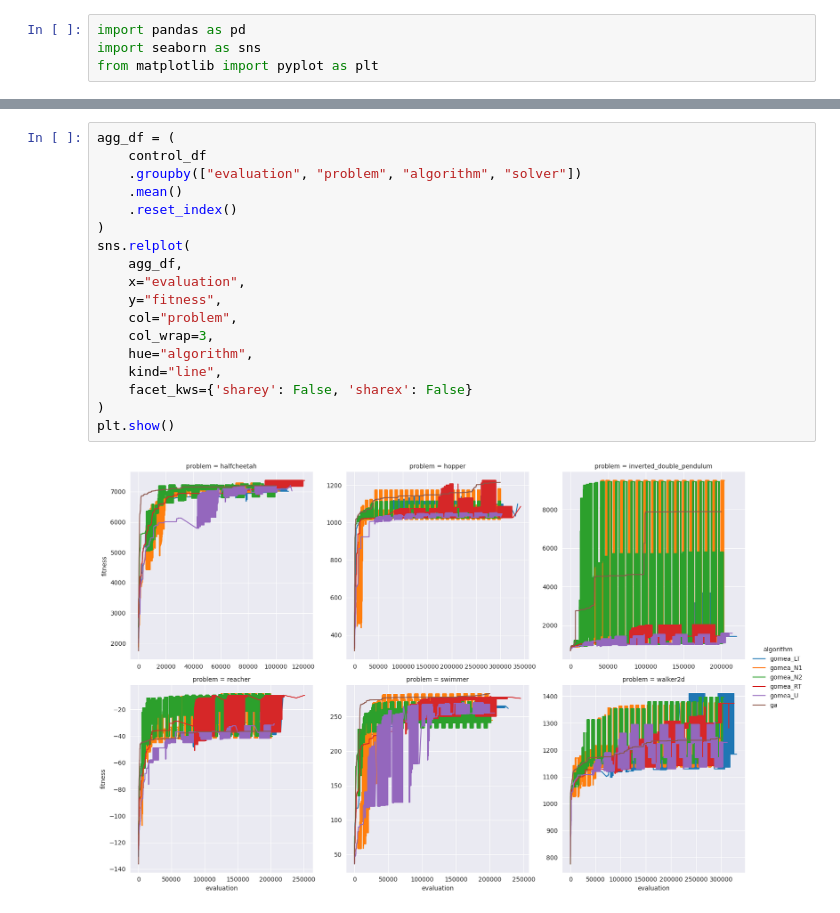
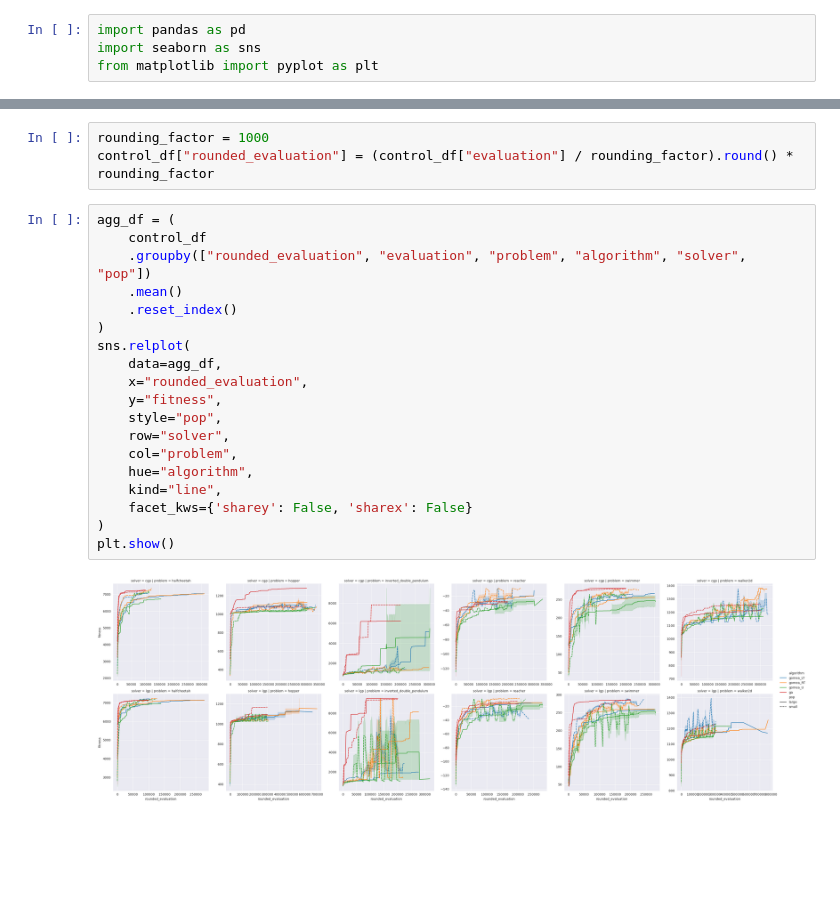
Before and after one commit to giorgia-nadizar/cgpax, a Jupyter notebook: analysis/continuous_control.ipynb, the cells around one changed output, grey strips where cells are left out. Cells and saved outputs as stored; diff of their text form; blank space fills up the shorter version.

```diff
--- a/analysis/continuous_control.ipynb
+++ b/analysis/continuous_control.ipynb
@@ -41,23 +55,27 @@ control_df.head()
+# %%
+rounding_factor = 1000
+control_df["rounded_evaluation"] = (control_df["evaluation"] / rounding_factor).round() * rounding_factor
 # %%
 agg_df = (
     control_df
-    .groupby(["evaluation", "problem", "algorithm", "solver"])
+    .groupby(["rounded_evaluation", "evaluation", "problem", "algorithm", "solver", "pop"])
     .mean()
     .reset_index()
 )
 sns.relplot(
-    agg_df,
-    x="evaluation",
+    data=agg_df,
+    x="rounded_evaluation",
     y="fitness",
+    style="pop",
+    row="solver",
     col="problem",
-    col_wrap=3,
     hue="algorithm",
     kind="line",
     facet_kws={'sharey': False, 'sharex': False}
 )
 plt.show()
 # %% [output]
-[figure, old version]
+[figure, new version]
 # %%
 sns.relplot(
     agg_df,
```
Also changed, not shown: parts of 5 cells of this notebook.
